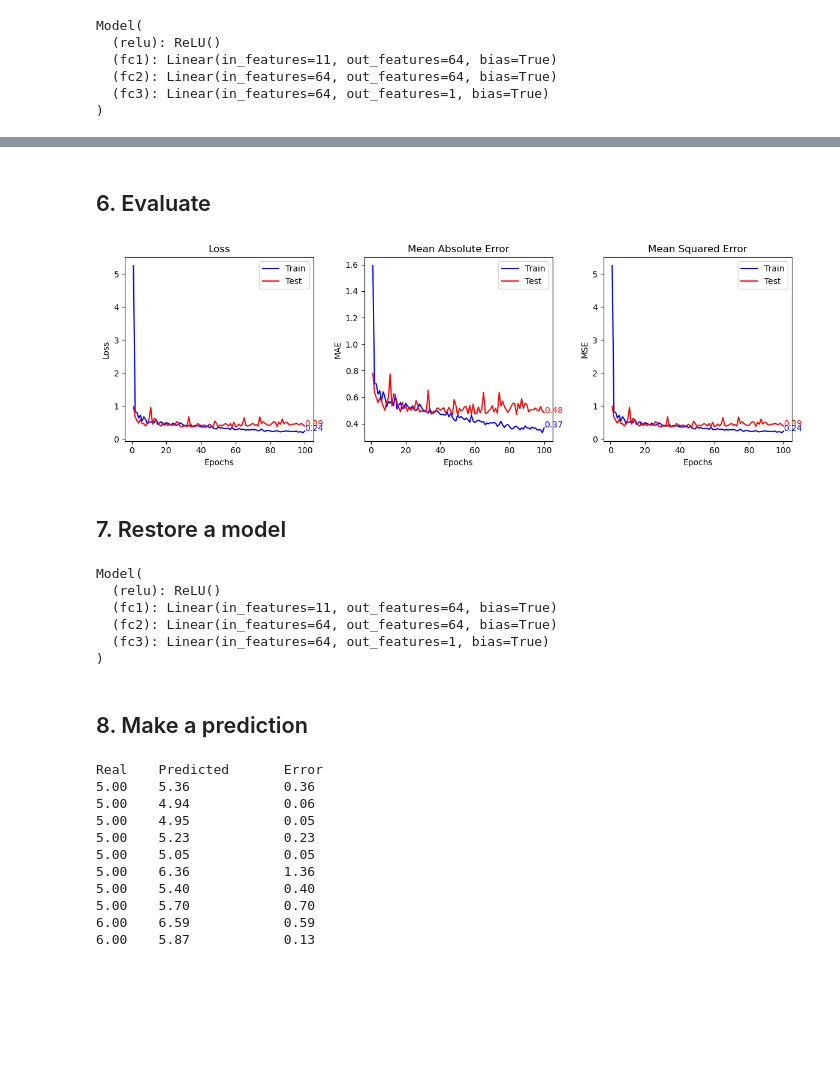
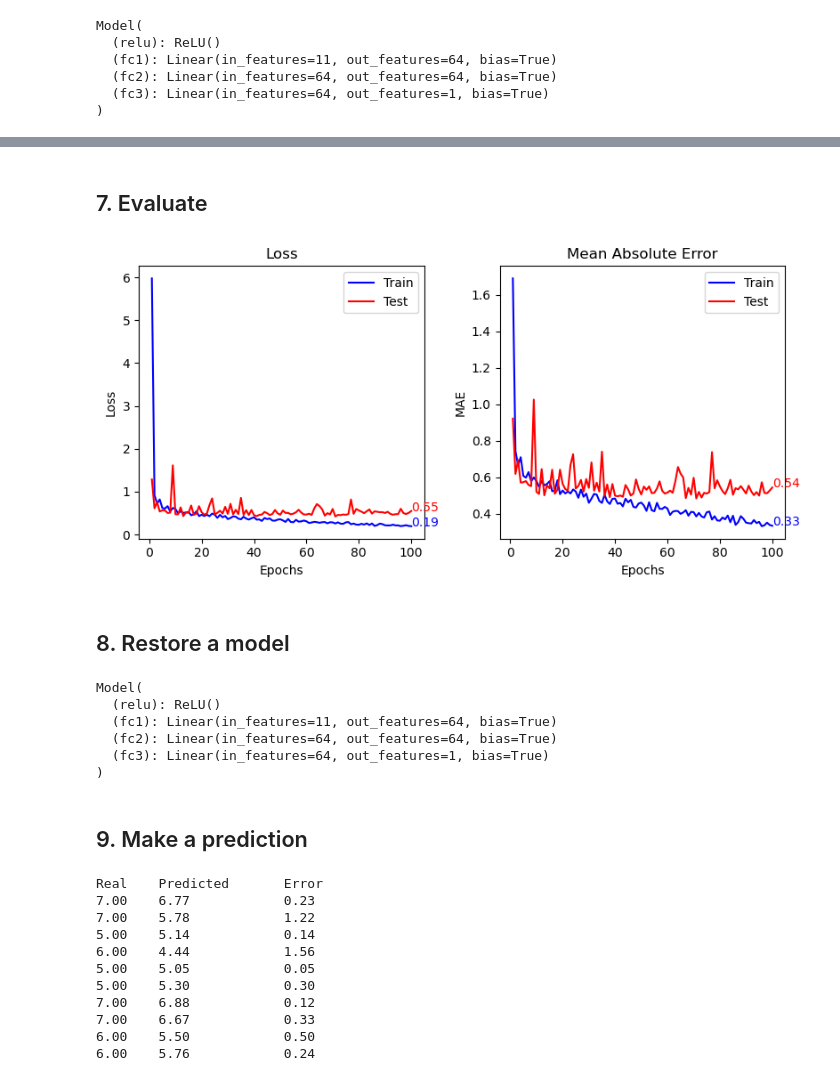
Before and after one commit to Dorian-T/WineQuality, a Jupyter notebook: main.ipynb, the cells around one changed output, grey strips where cells are left out. Drawn from its saved outputs; the diff is of its cells as text; code cells hidden in the pictures; blank space fills up the shorter version.

```diff
--- a/main.ipynb
+++ b/main.ipynb
@@ -109,10 +110,8 @@ save_dir = f"./models/{dataset_name.split('.')[0]}_model.pth"
 best_val_mae = float('inf')
 train_losses = []
 train_maes   = []
-train_mses   = []
 test_losses  = []
 test_maes    = []
-test_mses    = []
 
 for epoch in range(num_epochs):
 
@@ -120,7 +119,6 @@ for epoch in range(num_epochs):
 	model.train()
 	train_loss = 0
 	train_mae  = 0
-	train_mse  = 0
 
 	for inputs, targets in train_loader:
 		optimizer.zero_grad()
@@ -131,28 +129,23 @@ for epoch in range(num_epochs):
 
 		train_loss += loss.item()
 		train_mae  += torch.mean(torch.abs(outputs - targets)).item()
-		train_mse  += torch.mean((outputs - targets)**2).item()
 
 	train_losses.append(train_loss / len(train_loader))
 	train_maes.append(train_mae / len(train_loader))
-	train_mses.append(train_mse / len(train_loader))
 
 	# Evaluate the model
 	model.eval()
 	test_loss = 0
 	test_mae = 0
-	test_mse = 0
 
 	with torch.no_grad():
 		for inputs, targets in test_loader:
 			outputs = model(inputs)
 			test_loss += criterion(outputs, targets).item()
 			test_mae += torch.mean(torch.abs(outputs - targets)).item()
-			test_mse += torch.mean((outputs - targets)**2).item()
 
 	test_losses.append(test_loss / len(test_loader))
 	test_maes.append(test_mae / len(test_loader))
-	test_mses.append(test_mse / len(test_loader))
 	if (epoch + 1) % 10 == 0:
 		print(f"Epoch {epoch+1}/{num_epochs},\tLoss: {loss.item():.4f},\tVal MAE: {test_maes[-1]:.4f}")
 
@@ -174,5 +167,5 @@ Epoch 100/100,  Loss: 0.1500,   Val MAE: 0.4819
 # %% [markdown]
-## 6. Evaluate
+## 7. Evaluate
 # %%
 epochs = range(1, num_epochs + 1)
 plt.figure(figsize=(12, 4))
@@ -199,59 +192,36 @@ plt.annotate(
 	color='red',
 	arrowprops=None
 )
 
 # Plot the MAE
 plt.subplot(1, 3, 2)
 plt.plot(epochs, train_maes, 'b', label='Train')
 plt.plot(epochs, test_maes, 'r', label='Test')
 plt.title('Mean Absolute Error')
 plt.xlabel('Epochs')
 plt.ylabel('MAE')
 plt.legend()
 plt.annotate(
 	f'{train_maes[-1]:.2f}',
 	xy=(epochs[-1], train_maes[-1]),
 	xytext=(epochs[-1], train_maes[-1]),
 	color='blue',
 	arrowprops=None
 )
 plt.annotate(
 	f'{test_maes[-1]:.2f}',
 	xy=(epochs[-1], test_maes[-1]),
 	xytext=(epochs[-1], test_maes[-1]),
 	color='red',
 	arrowprops=None
 )
 
-# Plot the MSE
-plt.subplot(1, 3, 3)
-plt.plot(epochs, train_mses, 'b', label='Train')
-plt.plot(epochs, test_mses, 'r', label='Test')
-plt.title('Mean Squared Error')
-plt.xlabel('Epochs')
-plt.ylabel('MSE')
-plt.legend()
-plt.annotate(
-	f'{train_mses[-1]:.2f}',
-	xy=(epochs[-1], train_mses[-1]),
-	xytext=(epochs[-1], train_mses[-1]),
-	color='blue',
-	arrowprops=None
-)
-plt.annotate(
-	f'{test_mses[-1]:.2f}',
-	xy=(epochs[-1], test_mses[-1]),
-	xytext=(epochs[-1], test_mses[-1]),
-	color='red',
-	arrowprops=None
-)
-
 plt.tight_layout()
 plt.show()
 # %% [output]
-[figure, old version]
+[figure, new version]
 # %% [markdown]
-## 7. Restore a model
+## 8. Restore a model
 # %%
 model_path = f'./models/{dataset_name.split(".")[0]}_model.pth'
 model = Model(x_train.shape[1], hidden_size, 1)
@@ -265,10 +235,9 @@ Model(
   (fc3): Linear(in_features=64, out_features=1, bias=True)
 )
 # %% [markdown]
-## 8. Make a prediction
+## 9. Make a prediction
 # %%
 # Pick random samples from the test set
-rng = np.random.default_rng(int(time.time()))
 indices = rng.choice(len(test_dataset), num_tests, replace=False)
 
 # Predict the quality of the samples
@@ -282,13 +251,13 @@ with torch.no_grad():
 		print(f'{y:.2f}\t{y_hat:.2f}\t\t{abs(y - y_hat):.2f}')
 # %% [output]
 Real    Predicted       Error
-5.00    5.36            0.36
-5.00    4.94            0.06
-5.00    4.95            0.05
-5.00    5.23            0.23
+7.00    6.77            0.23
+7.00    5.78            1.22
+5.00    5.14            0.14
+6.00    4.44            1.56
 5.00    5.05            0.05
-5.00    6.36            1.36
-5.00    5.40            0.40
-5.00    5.70            0.70
-6.00    6.59            0.59
-6.00    5.87            0.13
+5.00    5.30            0.30
+7.00    6.88            0.12
+7.00    6.67            0.33
+6.00    5.50            0.50
+6.00    5.76            0.24
```
Also changed, not shown: parts of 9 cells of this notebook, 2 other files.
